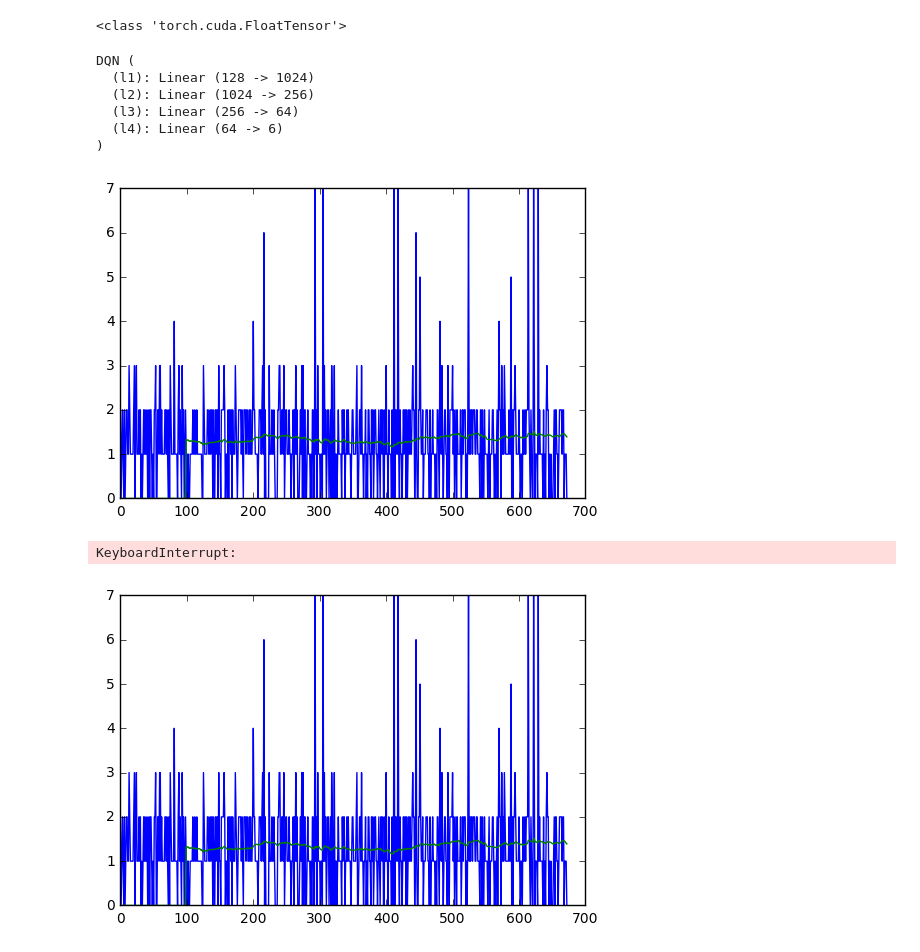
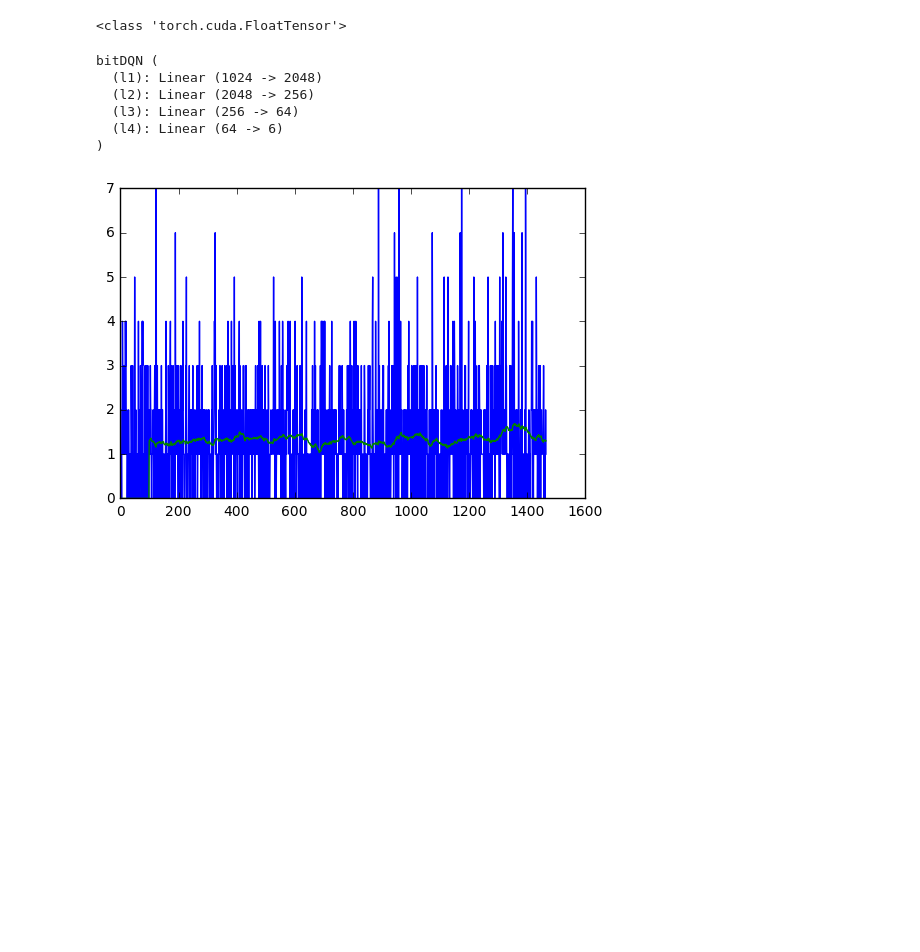
Before and after one commit to nabergh/atari-ram-deep-rl, a Jupyter notebook: simple dql.ipynb, the cells around one changed output. Drawn from its saved outputs; the diff is of its cells as text; code cells hidden in the pictures; blank space fills up the shorter version.

```diff
--- a/simple dql.ipynb
+++ b/simple dql.ipynb
@@ -51,8 +51,8 @@ class ReplayMemory(object):
     def __len__(self):
         return len(self.memory)
 # %%
-def byte_to_bits(b):
-    return [b>>i & 1 for i in range(8)]
+def to_bits(byte_list):
+    return np.array([b>>i & 1 for i in range(8) for b in byte_list])
 # %%
 class DQN(nn.Module):
     def __init__(self):
@@ -67,10 +67,24 @@ class DQN(nn.Module):
         y = F.tanh(self.l2(y))
         y = F.tanh(self.l3(y))
         return self.l4(y)
+
+class bitDQN(nn.Module):
+    def __init__(self):
+        super(bitDQN, self).__init__()
+        self.l1 = nn.Linear(1024, 2048)
+        self.l2 = nn.Linear(2048, 256)
+        self.l3 = nn.Linear(256, 64)
+        self.l4 = nn.Linear(64, 6)
+
+    def forward(self, x):
+        y = F.tanh(self.l1(x))
+        y = F.tanh(self.l2(y))
+        y = F.tanh(self.l3(y))
+        return self.l4(y)
 # %%
 BATCH_SIZE = 64
 GAMMA = 0.999
-EPS_START = 0.9
+EPS_START = 0.5
 EPS_END = 0.05
 EPS_DECAY = 200
 USE_CUDA = torch.cuda.is_available()
@@ -79,15 +93,15 @@ print(dtype)
 # %% [output]
 <class 'torch.cuda.FloatTensor'>
 # %%
-model = DQN()
+model = bitDQN()
 memory = ReplayMemory(10000)
 optimizer = optim.Adam(model.parameters())
 
 model.type(dtype)
 # %% [output]
-DQN (
-  (l1): Linear (128 -> 1024)
-  (l2): Linear (1024 -> 256)
+bitDQN (
+  (l1): Linear (1024 -> 2048)
+  (l2): Linear (2048 -> 256)
   (l3): Linear (256 -> 64)
   (l4): Linear (64 -> 6)
 )
@@ -147,30 +161,28 @@ def optimize_model():
 # %%
 episode_scores = []
 for i_episode in count(1):
 
-    state = torch.from_numpy(env.reset()).float()
+    state = torch.from_numpy(to_bits(env.reset())).float()
     total_reward = 0
 
     for t in count():
         action = select_action(state)
         next_state, reward, done, _ = env.step(action[0,0])
         reward = torch.Tensor([reward])
-        next_state = torch.from_numpy(next_state).float()
+        next_state = torch.from_numpy(to_bits(next_state)).float()
 
         memory.push(state, action, next_state, reward)
 
         # Move to the next state
         state = next_state
 
         # Perform one step of the optimization (on the target network)
         optimize_model()
 
         total_reward += reward
         if done:
             episode_scores.append(total_reward[0])
             plot_scores()
             break
 # %% [output]
-[figure, old version]
+[figure, new version]
-KeyboardInterrupt:
-[figure, removed]
```
